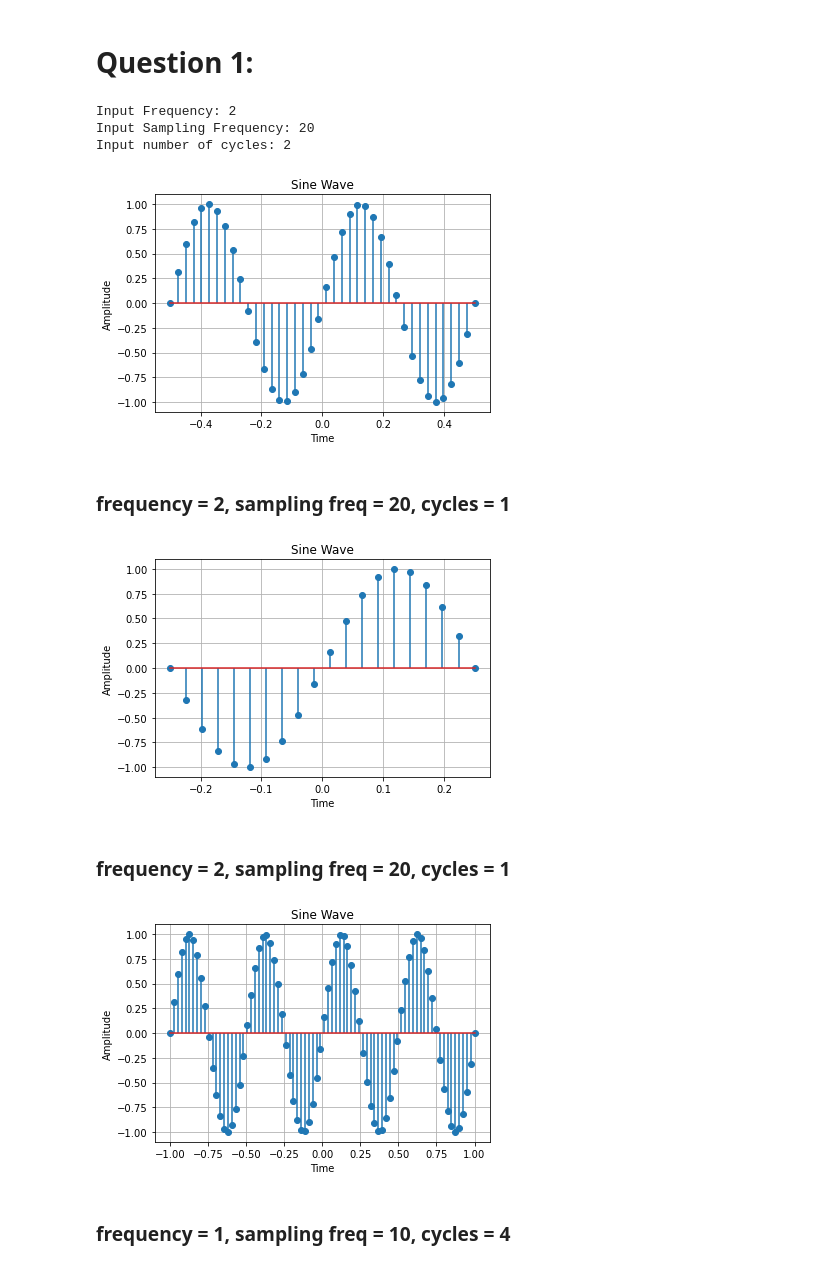
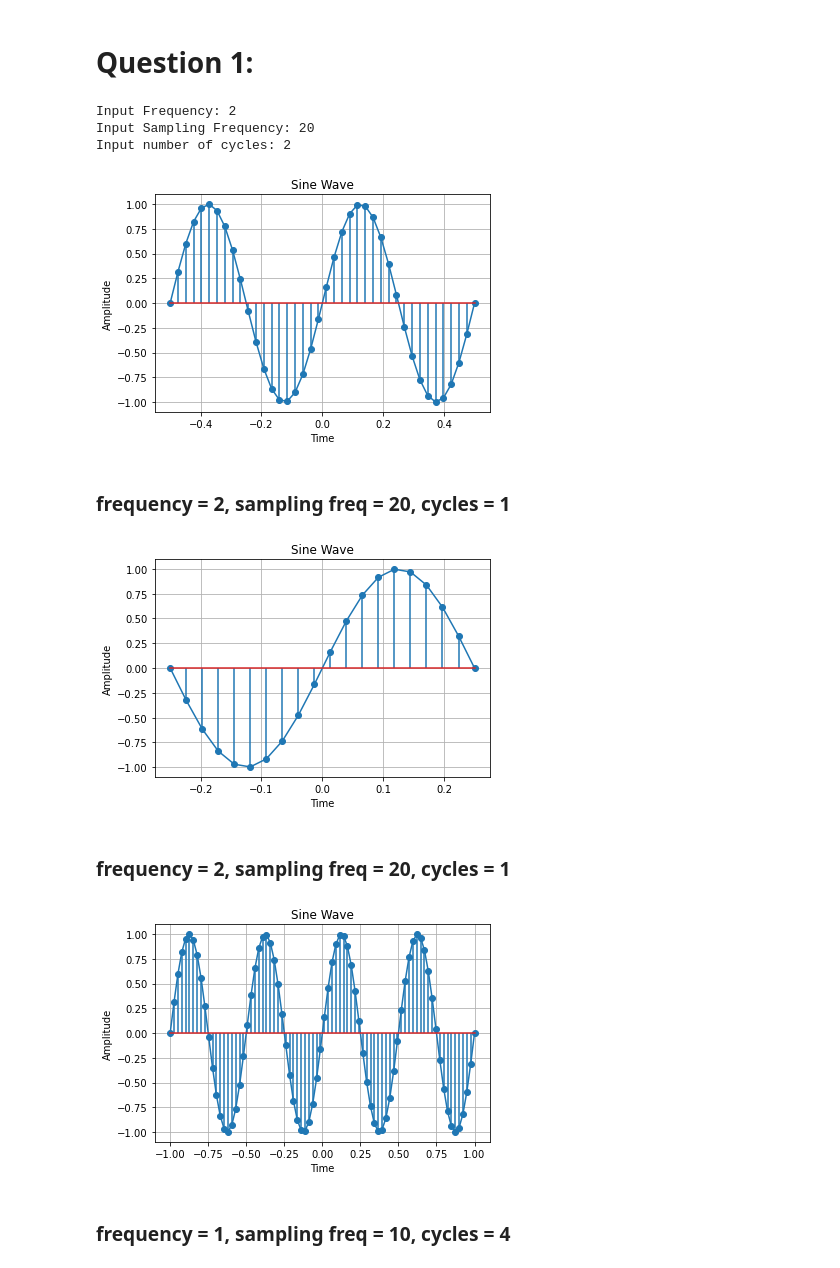
Before and after one commit to shantanutyagi67/CT303_Labs, a Jupyter notebook: Lab 1/E1.ipynb, the cells around one changed output. Cells and saved outputs as stored; diff of their text form; code cells hidden in the pictures.

```diff
--- a/Lab 1/E1.ipynb
+++ b/Lab 1/E1.ipynb
@@ -3,25 +3,27 @@
 # %%
 import matplotlib.pyplot as plt
 import numpy as np
 
 def mysinplot(f, fs, n):
     x = np.linspace(-n/(2*f),n/(2*f),fs*n)
+    plt.plot(x,np.sin(2*np.pi*f*x))
     plt.stem(x,np.sin(2*np.pi*f*x))
     plt.title('Sine Wave')
     plt.xlabel('Time')
     plt.ylabel('Amplitude')
     plt.grid(True, which='both')
     plt.show()
 
 wave_frequency = int(input("Input Frequency: "))
 sampling_frequency = int(input("Input Sampling Frequency: "))
 no_cycles = int(input("Input number of cycles: "))
 mysinplot(wave_frequency,sampling_frequency,no_cycles)
+# try values 2,20,2
 # %% [output]
 Input Frequency: 2
 Input Sampling Frequency: 20
 Input number of cycles: 2
-[figure, old version]
+[figure, new version]
 # %%
 # linspace command creates an arithmetic progression in the given interval with given terms. since we are taking n cycles
 # and time duration of each cycle is -1/2f to 1/2f, we multiply these values by n to get the desired time period for n cycles.
@@ -32,13 +34,13 @@ Input number of cycles: 2
 # %%
 mysinplot(2, 20, 1)
 # %% [output]
-[figure, old version]
+[figure, new version]
 # %% [markdown]
 ### frequency = 2, sampling freq = 20, cycles = 1
 # %%
 mysinplot(2, 20, 4)
 # %% [output]
-[figure, old version]
+[figure, new version]
 # %% [markdown]
 ### frequency = 1, sampling freq = 10, cycles = 4
 # %%
```
Also changed, not shown: parts of 1 cell of this notebook.
